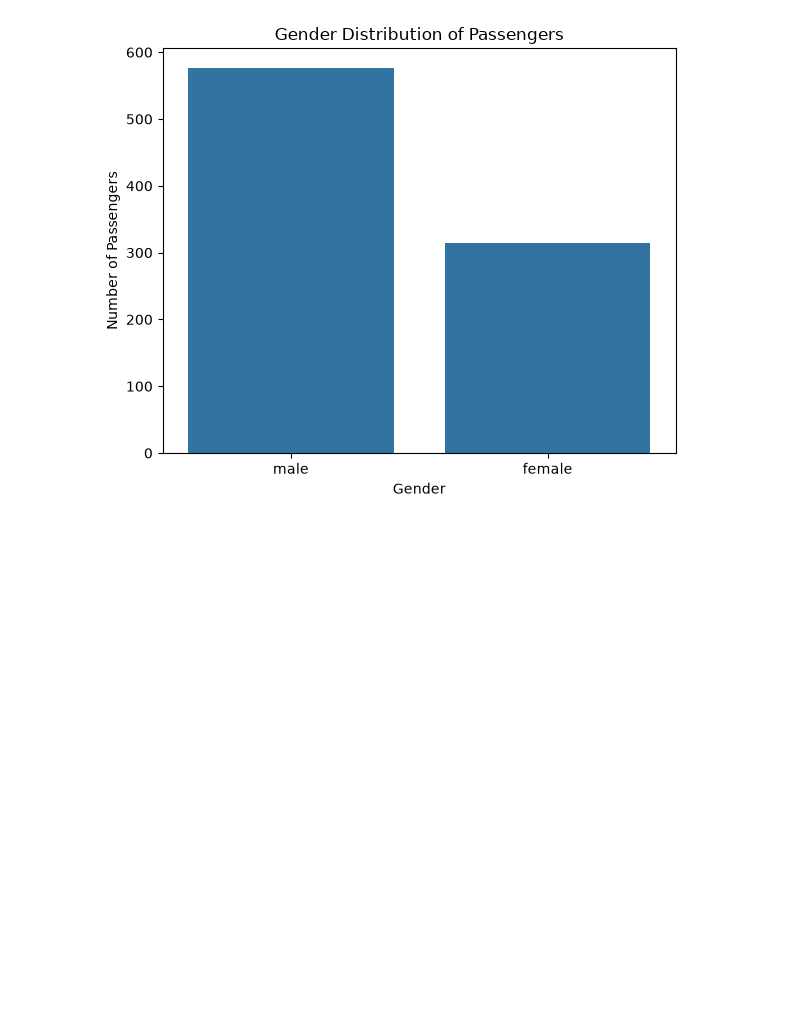
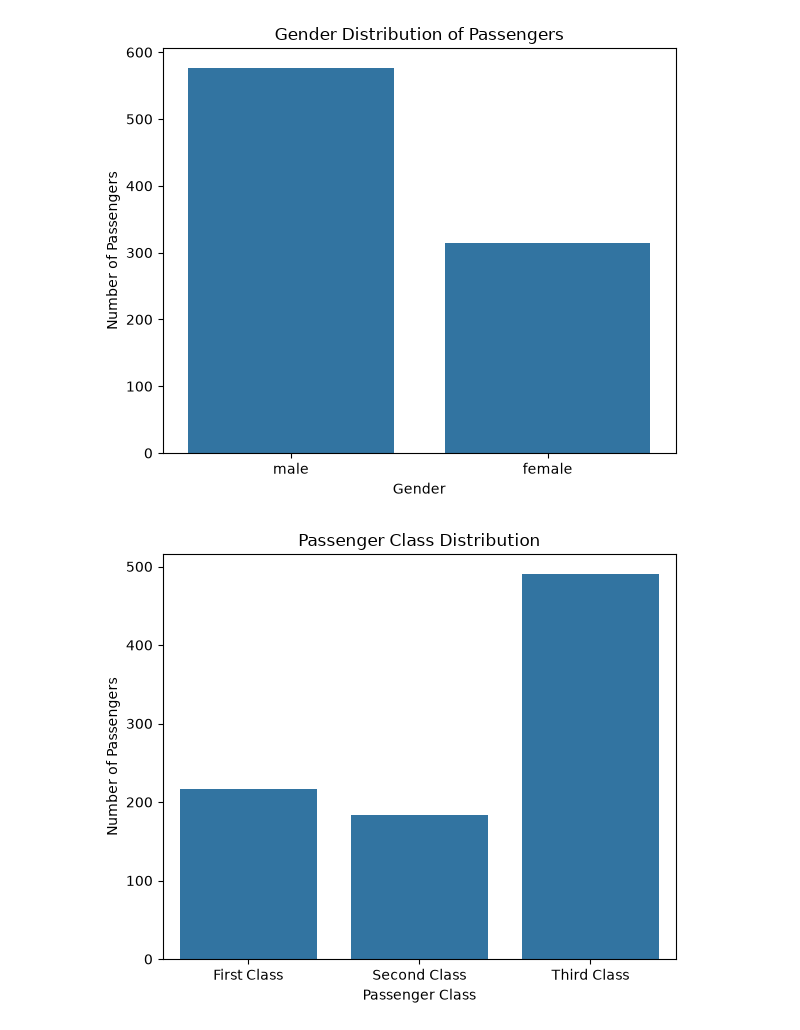
Before and after one commit to zuhranrasool/neurofive-ml-track, a Jupyter notebook: notebooks/Titanic_EDA.ipynb, the cells around one changed output. Drawn from its saved outputs; the diff is of its cells as text; code cells hidden in the pictures; blank space fills up the shorter version.

Commit message:
Visualize passenger class distribution

```diff
--- a/notebooks/Titanic_EDA.ipynb
+++ b/notebooks/Titanic_EDA.ipynb
@@ -208,3 +208,21 @@ plt.tight_layout()
 plt.show()
 # %% [output]
 [figure]
+# %%
+# Passenger Class Distribution
+
+plt.figure(figsize=(6, 5))
+
+sns.countplot(x='Pclass', data=df)
+
+plt.title("Passenger Class Distribution")
+plt.xlabel("Passenger Class")
+plt.ylabel("Number of Passengers")
+
+plt.xticks([0, 1, 2], ['First Class', 'Second Class', 'Third Class'])
+
+plt.tight_layout()
+
+plt.show()
+# %% [output]
+[figure, added]
```
